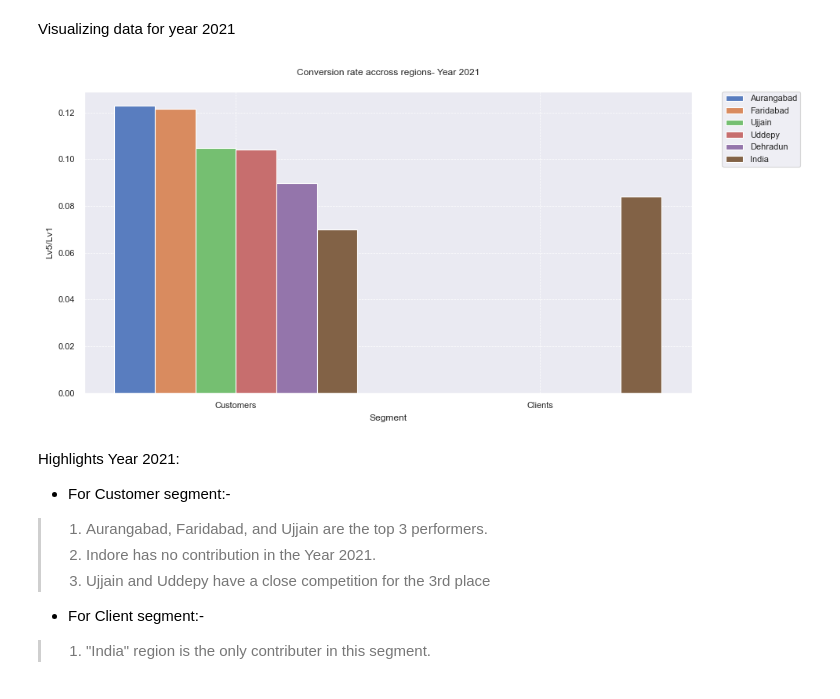
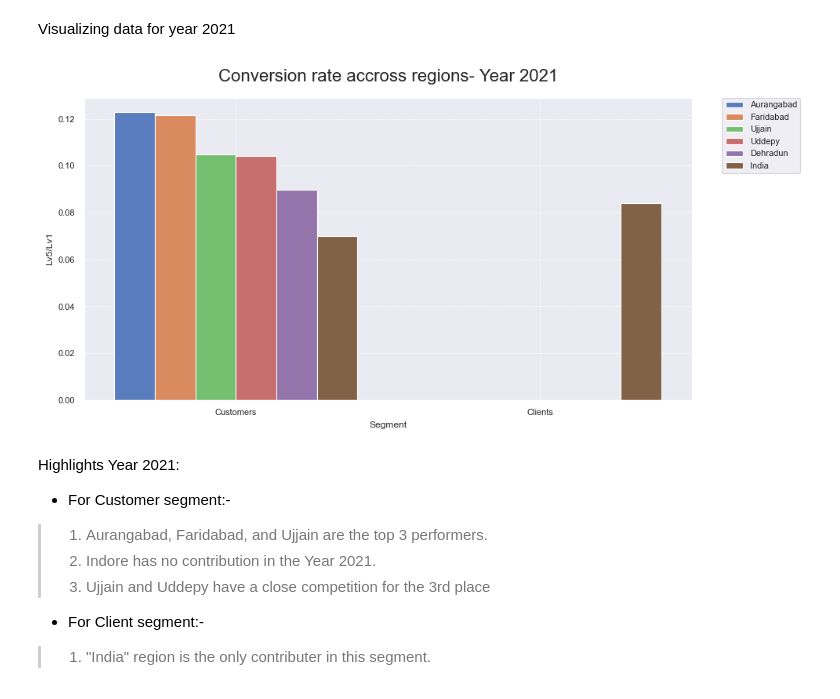
Before and after one commit to pratiksrm99/DataAnalysis, a Jupyter notebook: Website_Visitors_Data_Analysis/Analysis Notebook/Part_2-Prescriptive_Analysis.ipynb, the cells around one changed output. Saved outputs shown, nothing was run; the diff lists cells and outputs as text; code cells hidden in the pictures.

```diff
--- a/Website_Visitors_Data_Analysis/Analysis Notebook/Part_2-Prescriptive_Analysis.ipynb
+++ b/Website_Visitors_Data_Analysis/Analysis Notebook/Part_2-Prescriptive_Analysis.ipynb
@@ -255,12 +253,12 @@ Visualizing data for year 2021
 # %%
 plt.figure(figsize=(10,5))
 sns.barplot(data= df_state_segment_compare.loc[2021].reset_index(),
             x="Segment", y="Lv5/Lv1", hue="Region", palette="muted")
-plt.title("Conversion rate accross regions- Year 2021", pad=15)
+plt.title("Conversion rate accross regions- Year 2021", fontsize=16, pad=15)
 plt.legend(bbox_to_anchor=(1.05, 1), loc='upper left', borderaxespad=0)
 plt.grid(True, linewidth=0.5, linestyle="--")
 # %% [output]
-[figure, old version]
+[figure, new version]
 # %% [markdown]
 Highlights Year 2021:
 
```
Also changed, not shown: parts of 3 cells of this notebook.
